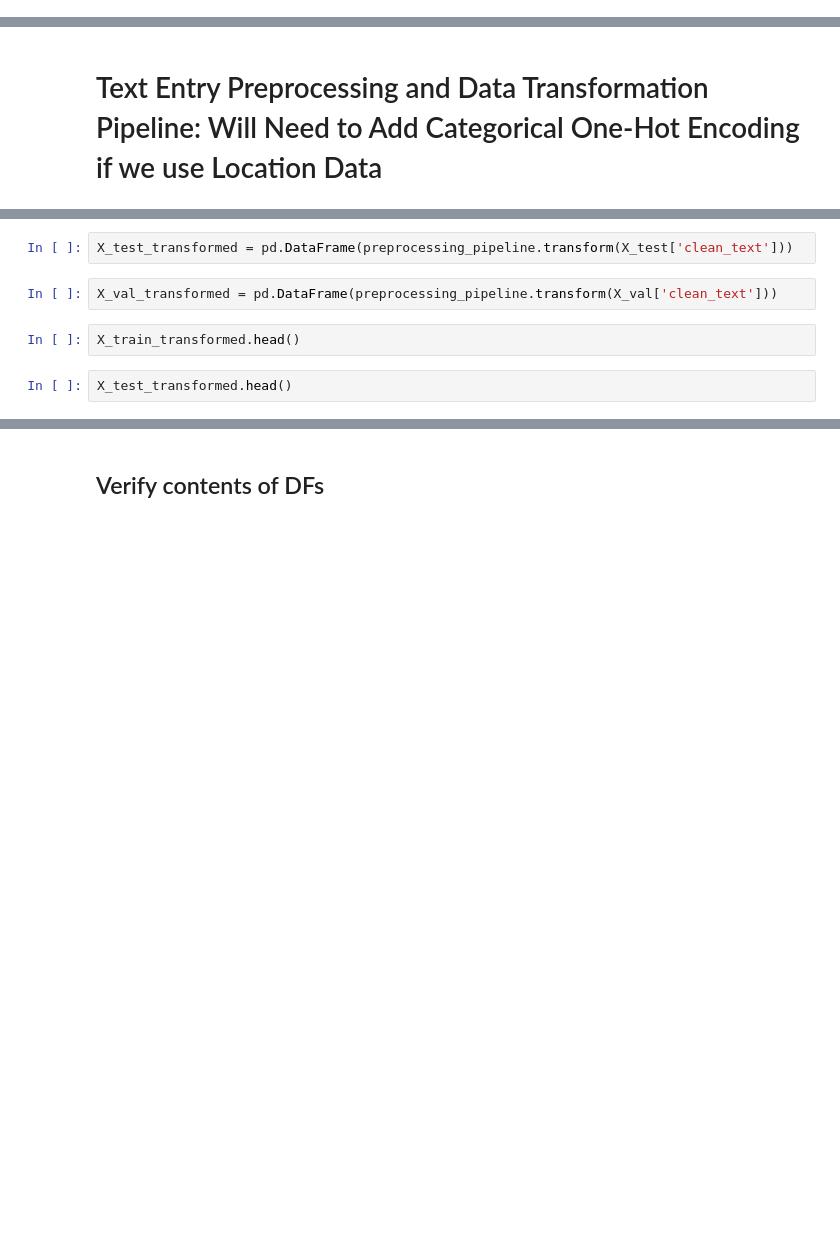
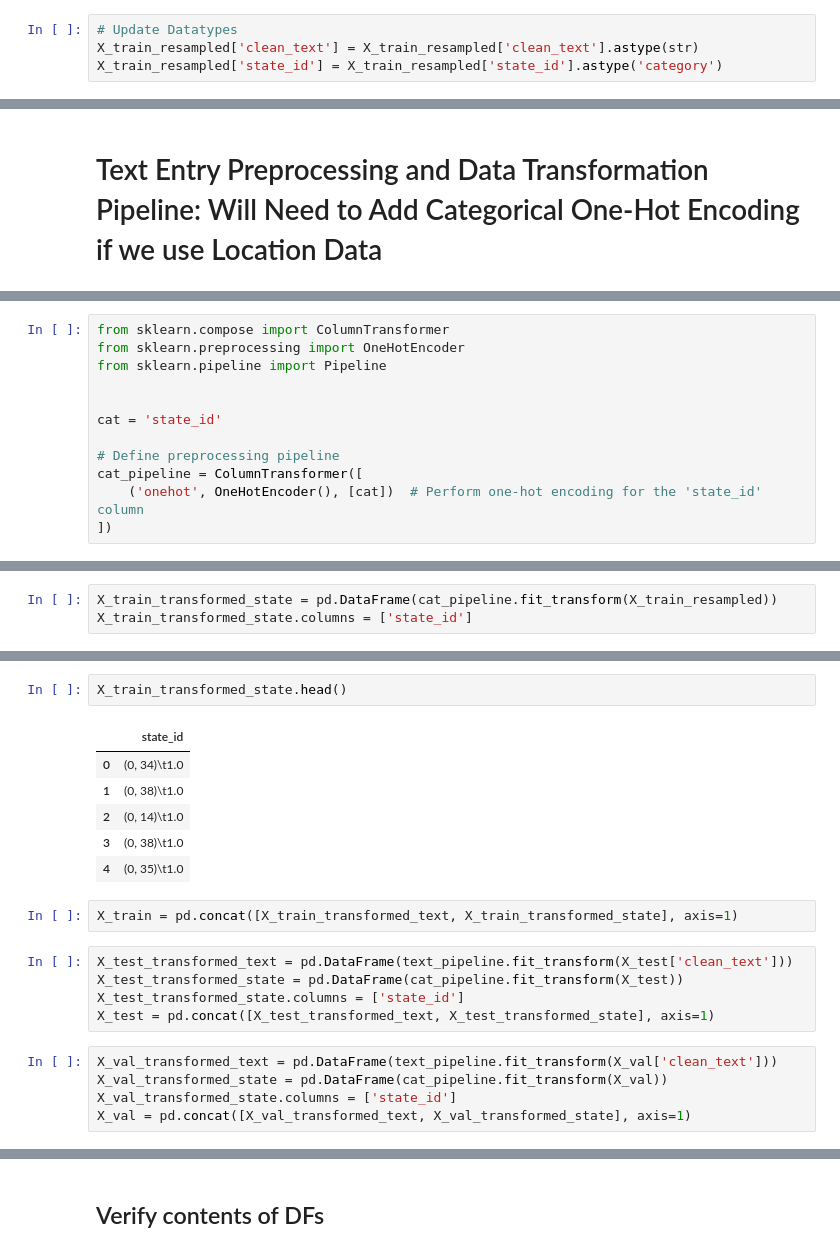
Before and after one commit to cfitzpatrick89/ADS508_GroupProject, a Jupyter notebook: EDA.ipynb, the cells around one changed output, grey strips where cells are left out. Saved outputs shown, nothing was run; the diff lists cells and outputs as text; blank space fills up the shorter version.

Commit message:
WordVectors_Test

```diff
--- a/EDA.ipynb
+++ b/EDA.ipynb
@@ -1303,3 +1303,7 @@ Data columns (total 2 columns):
  1   state_id    43860 non-null  object
 dtypes: object(2)
 memory usage: 1.0+ MB
+# %%
+# Update Datatypes
+X_train_resampled['clean_text'] = X_train_resampled['clean_text'].astype(str)
+X_train_resampled['state_id'] = X_train_resampled['state_id'].astype('category')
@@ -1442,4 +1466,16 @@ preprocessing_pipeline = Pipeline([
     ('word2vec', Word2VecTransformer())
 ])
+# %%
+from sklearn.compose import ColumnTransformer
+from sklearn.preprocessing import OneHotEncoder
+from sklearn.pipeline import Pipeline
+
+
+cat = 'state_id'
+
+# Define preprocessing pipeline
+cat_pipeline = ColumnTransformer([
+    ('onehot', OneHotEncoder(), [cat])  # Perform one-hot encoding for the 'state_id' column
+])
 # %%
 # Fit and transform on the training set
@@ -1446,0 +1483,3 @@ X_train_transformed = pd.DataFrame(preprocessing_pipeline.fit_transform(X_train_
+# %%
+X_train_transformed_state = pd.DataFrame(cat_pipeline.fit_transform(X_train_resampled))
+X_train_transformed_state.columns = ['state_id']
@@ -1447,8 +1492,21 @@ X_train_transformed = pd.DataFrame(preprocessing_pipeline.fit_transform(X_train_
+# %%
+X_train_transformed_state.head()
+# %% [output]
+|  | state_id |
+| 0 | (0, 34)\t1.0 |
+| 1 | (0, 38)\t1.0 |
+| 2 | (0, 14)\t1.0 |
+| 3 | (0, 38)\t1.0 |
+| 4 | (0, 35)\t1.0 |
+# %%
+X_train = pd.concat([X_train_transformed_text, X_train_transformed_state], axis=1)
 # %%
-X_test_transformed = pd.DataFrame(preprocessing_pipeline.transform(X_test['clean_text']))
+X_test_transformed_text = pd.DataFrame(text_pipeline.fit_transform(X_test['clean_text']))
+X_test_transformed_state = pd.DataFrame(cat_pipeline.fit_transform(X_test))
+X_test_transformed_state.columns = ['state_id']
+X_test = pd.concat([X_test_transformed_text, X_test_transformed_state], axis=1)
 # %%
-X_val_transformed = pd.DataFrame(preprocessing_pipeline.transform(X_val['clean_text']))
+X_val_transformed_text = pd.DataFrame(text_pipeline.fit_transform(X_val['clean_text']))
+X_val_transformed_state = pd.DataFrame(cat_pipeline.fit_transform(X_val))
+X_val_transformed_state.columns = ['state_id']
+X_val = pd.concat([X_val_transformed_text, X_val_transformed_state], axis=1)
-# %%
-X_train_transformed.head()
-# %%
-X_test_transformed.head()
```
Also changed, not shown: parts of 9 cells of this notebook.
